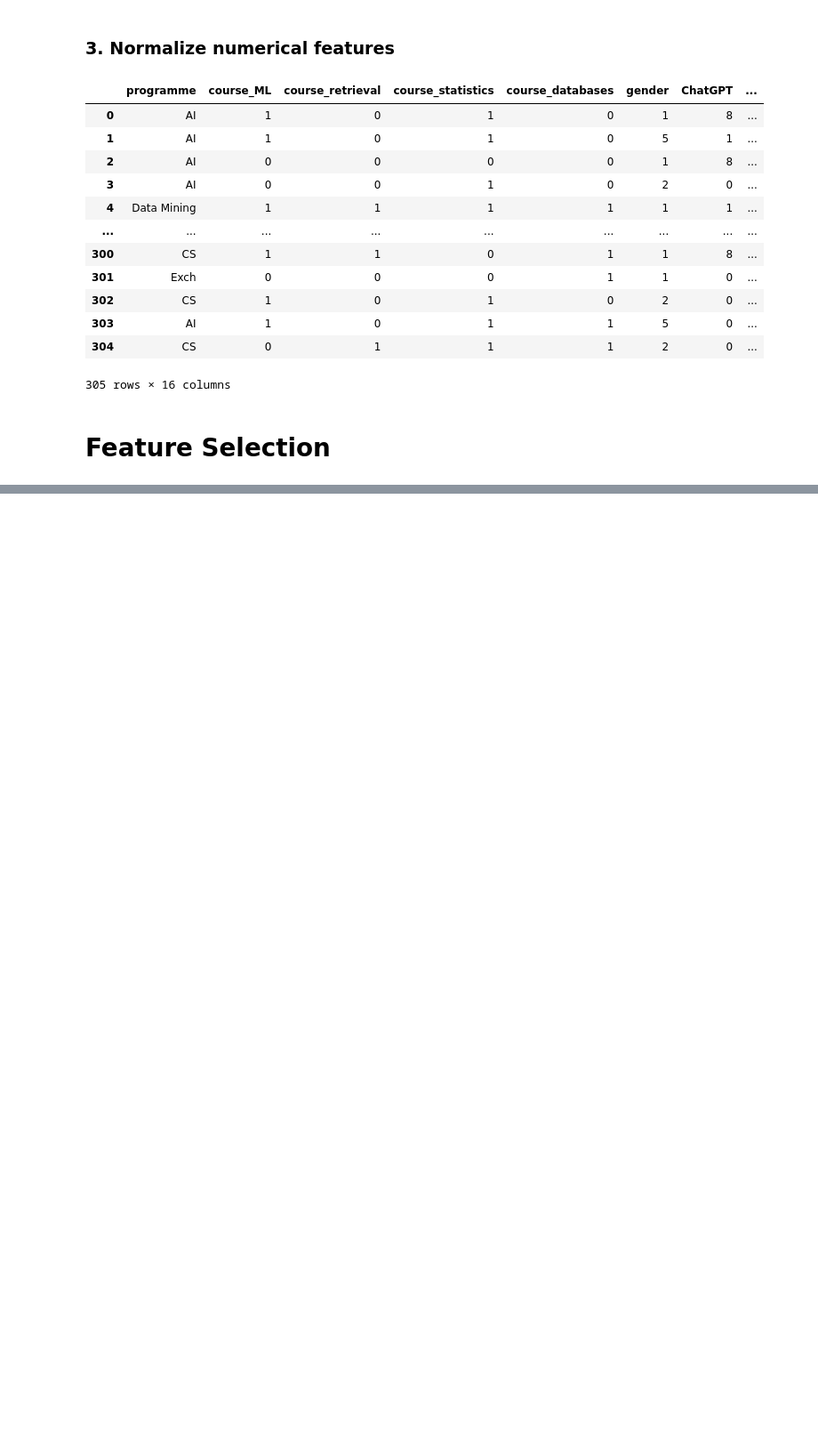
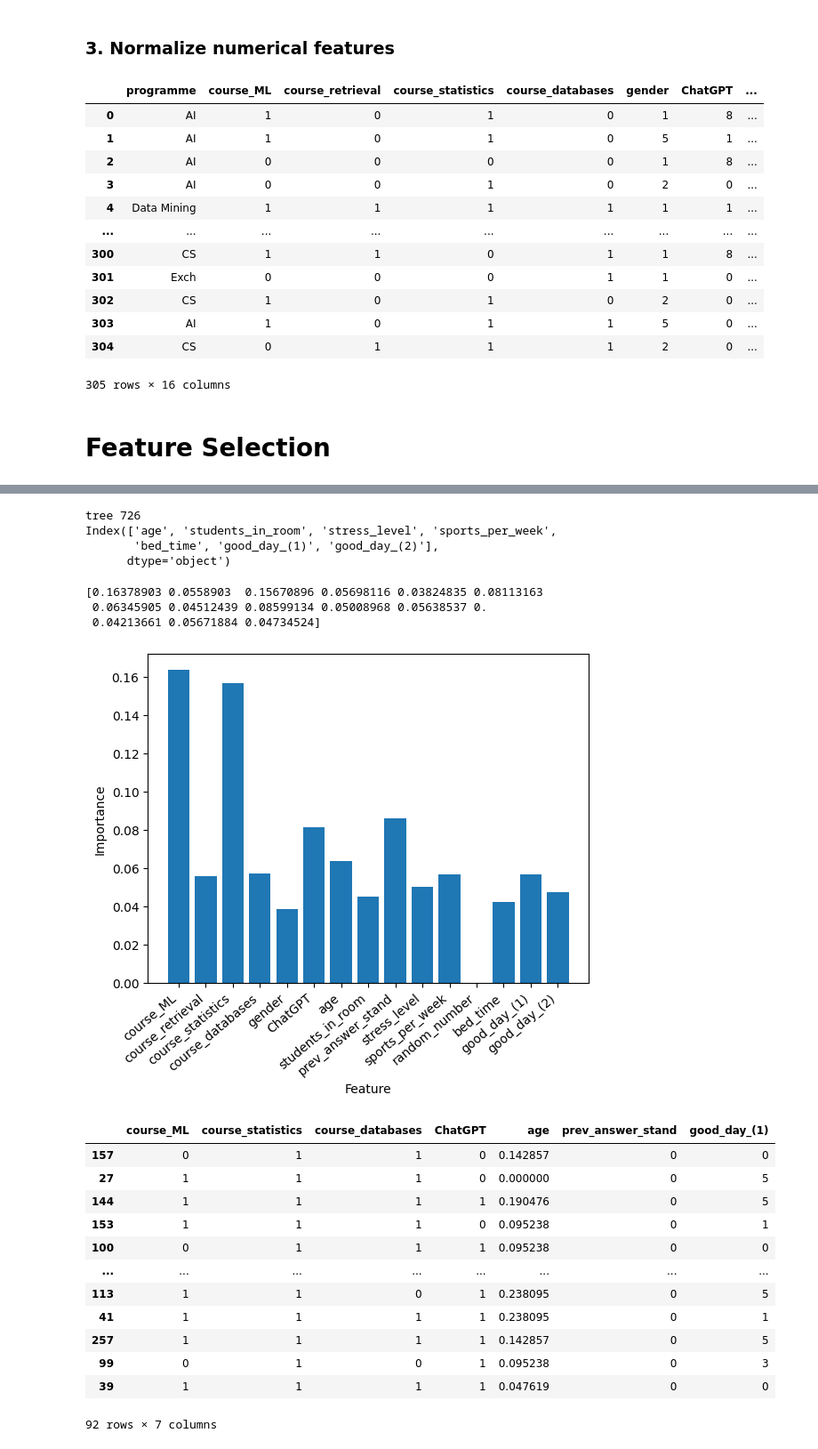
Before and after one commit to Mohammed-majeed/DMT_VU, a Jupyter notebook: DMT_Assignment_1 Task 1C.ipynb, the cells around one changed output, grey strips where cells are left out. Shown at 89% size. Drawn from its saved outputs; the diff is of its cells as text; code cells hidden in the pictures; blank space fills up the shorter version.

```diff
--- a/DMT_Assignment_1 Task 1C.ipynb
+++ b/DMT_Assignment_1 Task 1C.ipynb
@@ -187,0 +230,61 @@ None
+# %%
+from sklearn.tree import export_graphviz
+from io import StringIO
+import pydotplus
+import random
+
+n = random.randint(1, 1000)
+print(f"tree {n}")
+
+print(selected_features)
+tree = sel.estimator_[571]
+export_graphviz(tree, out_file="tree.dot",
+                feature_names=features.columns.values,
+                class_names=label.unique(),
+                rounded=True, proportion=False, precision=3,
+                filled=False, max_depth=2)
+# %% [output]
+tree 726
+Index(['age', 'students_in_room', 'stress_level', 'sports_per_week',
+       'bed_time', 'good_day_(1)', 'good_day_(2)'],
+      dtype='object')
+# %%
+label = df["programme"]
+features = df.loc[:, df.columns != "programme"]
+x_train, x_test, y_train, y_test = train_test_split(features, label, test_size=0.3)
+
+model = XGBClassifier(n_estimators=500, learning_rate=0.1)
+model.fit(x_train, LabelEncoder().fit_transform(y_train))
+
+print(model.feature_importances_)
+
+best_features = [True if i in np.argsort(model.feature_importances_)[-7:] else False for i, v in enumerate(features)]
+selected_features = x_train.columns[(best_features)]
+x_train = x_train[selected_features]
+x_test = x_test[selected_features]
+
+plt.bar(features.columns.values.tolist(), model.feature_importances_)
+plt.xticks(rotation=40, ha='right')
+plt.xlabel("Feature")
+plt.ylabel("Importance")
+plt.show()
+
+x_test
+# %% [output]
+[0.16378903 0.0558903  0.15670896 0.05698116 0.03824835 0.08113163
+ 0.06345905 0.04512439 0.08599134 0.05008968 0.05638537 0.
+ 0.04213661 0.05671884 0.04734524]
+[figure, added]
+|  | course_ML | course_statistics | course_databases | ChatGPT | age | prev_answer_stand | good_day_(1) |
+| 157 | 0 | 1 | 1 | 0 | 0.142857 | 0 | 0 |
+| 27 | 1 | 1 | 1 | 0 | 0.000000 | 0 | 5 |
+| 144 | 1 | 1 | 1 | 1 | 0.190476 | 0 | 5 |
+| 153 | 1 | 1 | 1 | 0 | 0.095238 | 0 | 1 |
+| 100 | 0 | 1 | 1 | 1 | 0.095238 | 0 | 0 |
+| ... | ... | ... | ... | ... | ... | ... | ... |
+| 113 | 1 | 1 | 0 | 1 | 0.238095 | 0 | 5 |
+| 41 | 1 | 1 | 1 | 1 | 0.238095 | 0 | 1 |
+| 257 | 1 | 1 | 1 | 1 | 0.142857 | 0 | 5 |
+| 99 | 0 | 1 | 0 | 1 | 0.095238 | 0 | 3 |
+| 39 | 1 | 1 | 1 | 1 | 0.047619 | 0 | 0 |
+92 rows × 7 columns
```
Also changed, not shown: parts of 7 cells of this notebook, 6 other files.
